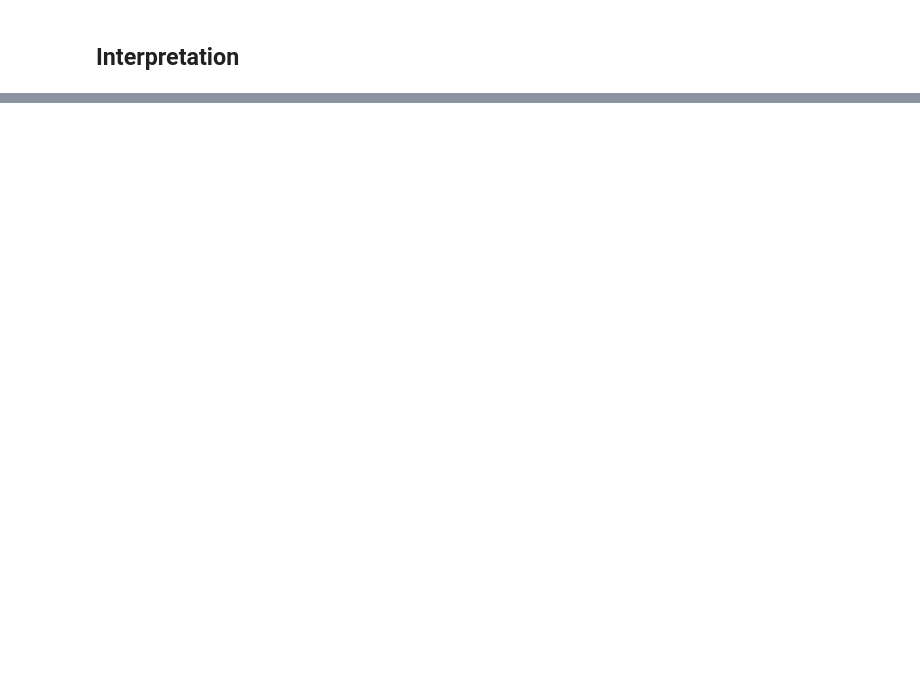
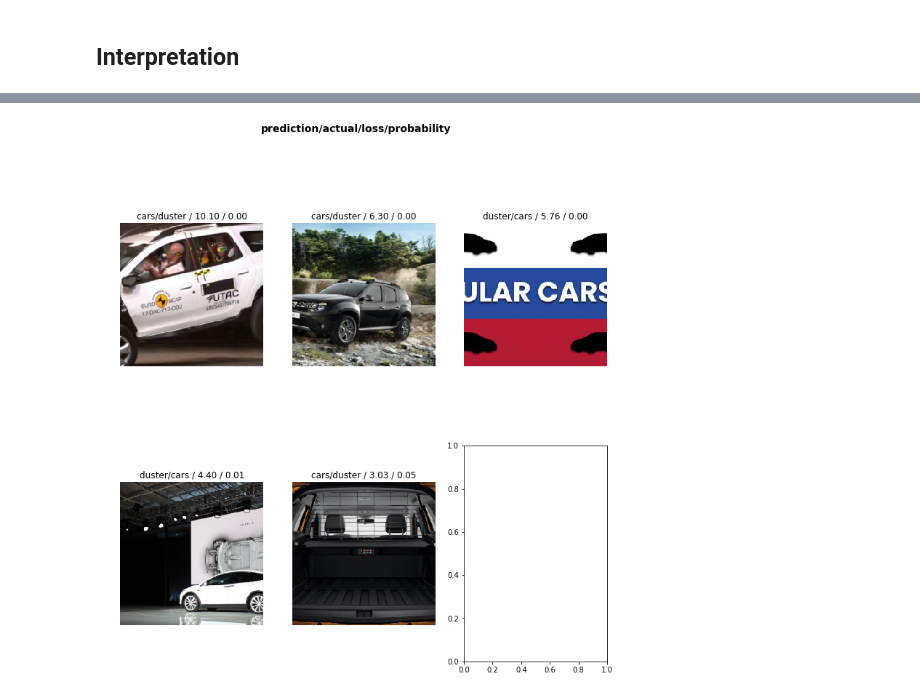
Before and after one commit to gorniakowski/fast_ai, a Jupyter notebook: duster_ai.ipynb, the cells around one changed output, grey strips where cells are left out. Drawn from its saved outputs; the diff is of its cells as text; code cells hidden in the pictures; blank space fills up the shorter version.

```diff
--- a/duster_ai.ipynb
+++ b/duster_ai.ipynb
@@ -238,2 +232,4 @@ interp.plot_confusion_matrix()
 # %%
-interp.plot_top_losses(2)
+interp.plot_top_losses(5, heatmap = False)
+# %% [output]
+[figure, added]
```
Also changed, not shown: parts of 14 cells of this notebook.
